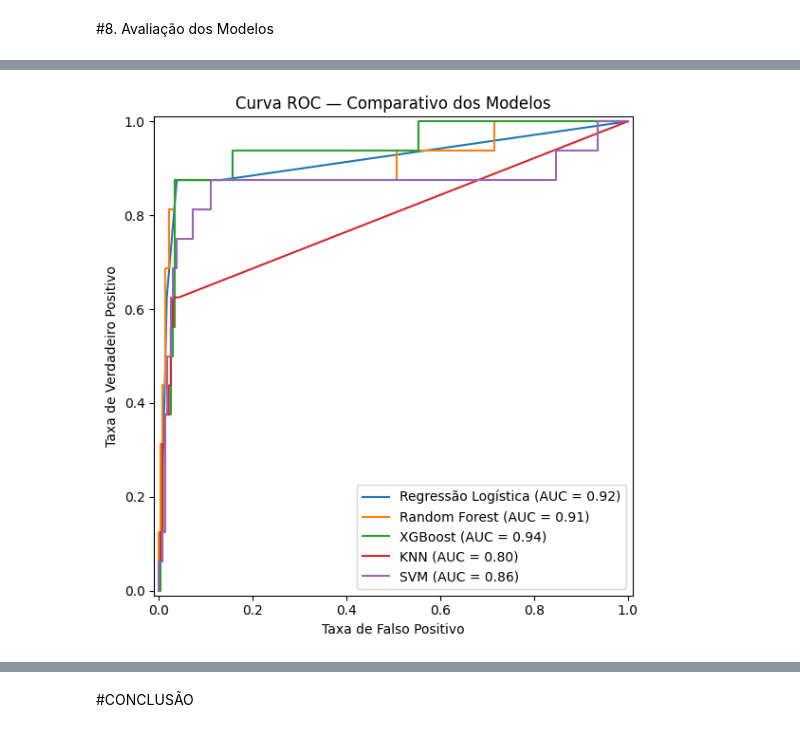
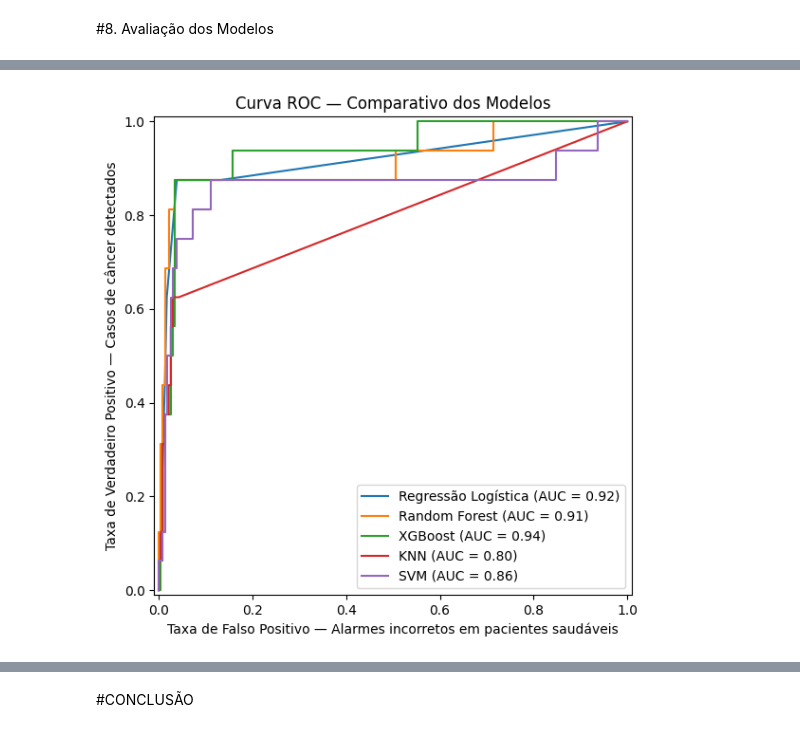
Before and after one commit to gilbertoag2007/fiap-tech-challenge-fase1, a Jupyter notebook: TECH_CHALLENGE.ipynb, the cells around one changed output, grey strips where cells are left out. Drawn from its saved outputs; the diff is of its cells as text; code cells hidden in the pictures.

```diff
--- a/TECH_CHALLENGE.ipynb
+++ b/TECH_CHALLENGE.ipynb
@@ -380,19 +321,19 @@ Total Não Numéricos: 764 registros (91.5%)
 ✅ Todas as colunas foram convertidas para tipo numérico.
 # %%
 # ====================================================
-# VALIDANDO RESULTADO DA CONVERSÃO DE TIPOS
+# VALIDAÇÃO DO RESULTADO DA CONVERSÃO DE VALORES E DTYPEs
 # ====================================================
 
-qtd_registros, qtd_colunas = df_original.shape
+qtd_registros, qtd_colunas = df_tratado.shape
 print(f"Registros: {qtd_registros} | Colunas: {qtd_colunas}")
 
 resumo = pd.DataFrame({
-    'Tipo': df_original.dtypes,
-    'Valores Únicos': df_original.nunique(),
-    'Qtd Null': df_original.isnull().sum(),
+    'Tipo': df_tratado.dtypes,
+    'Valores Únicos': df_tratado.nunique(),
+    'Qtd Null': df_tratado.isnull().sum(),
     'Exemplos': [
-        sorted(df_original[col].dropna().unique())[:5]
-        for col in df_original.columns
+        sorted(df_tratado[col].dropna().unique())[:5]
+        for col in df_tratado.columns
     ]
 })
 
@@ -799,38 +796,33 @@ Hormonal Contraceptives (years)          19                   2.3
       STDs: Number of diagnosis           3                   0.4
 # %%
 # =============================================================================
-# REGISTROS COMPLETOS IDENTIFICAS COM OUTLIERS POR Z-SCORE
+# APRESENTAÇÃO DOS REGISTROS IDENTIFICADOS COMO OUTLIERS POR Z-SCORE
 # =============================================================================
 
-print("\n" + "=" * 60)
-print("  Registros completos dos Outliers — Z-Score")
-print("=" * 60)
-
 indices_todos_outliers = set()
+outliers_por_coluna    = {}  # ← armazena {índice: valor} por coluna
 
 for col in colunas_quantitativas:
     if col not in df_tratado.columns:
         continue
 
-    z_scores        = abs(stats.zscore(df_tratado[col].dropna()))
+    z_scores         = abs(stats.zscore(df_tratado[col].dropna()))
     indices_outliers = df_tratado[col].dropna().index[z_scores > 3]
 
     if len(indices_outliers) == 0:
         continue
 
-    # Acumular todos os índices para o resumo final
     indices_todos_outliers.update(indices_outliers)
+    outliers_por_coluna[col] = indices_outliers  # ← salva os índices por coluna
 
     print(f"\n  Coluna: {col}  ({len(indices_outliers)} outlier(s))")
     print(f"  {'-' * 50}")
-    print(df_tratado.loc[indices_outliers].to_string())
 
-# ── Resumo: todas as linhas únicas que têm ao menos 1 outlier ────────────────
+    # ── Exibe apenas índice + coluna com outlier ──────────────────────────────
+    print(df_tratado.loc[indices_outliers, [col]].to_string())
+
+# ── Resumo: índice + apenas colunas com outlier por linha ────────────────────
 print("\n" + "=" * 60)
 print(f"  Registros únicos com ao menos 1 outlier: {len(indices_todos_outliers)}")
 print("=" * 60)
-print(df_tratado.loc[sorted(indices_todos_outliers)].to_string())
-
-#RELATÓRIO - Ao analisar os registros identificados como outliers usando Z-SCORE , os valores são considerados aceitaveis e não estão muito distantes dos demais valores.
-# A quantidade de registros no dataset pode ter influenciado para que esse registros fossem indicados como outliers.
 # %% [output]
@@ -1359,17 +1324,22 @@ modelos = {
 # %%
 # ================================================
 # Curva ROC — Todos os Modelos
 # ================================================
+
+# Porque usar ao Curva ROC?
+# Resp. Mostra a relação de verdadeiros positivos com falsos positivos.
+# Modelos melhores avaliados vão ter a curva no canto superior esquerdo
+# indicando maior quantidade de pacientes doentes com cancer (Verdadeiro Positivo) e menor quantidade de pacientes que receberam diagnóstico de cancer erradamente (Falso Positivo).
 
 fig, ax = plt.subplots(figsize=(8, 6))
 
 for nome, modelo in modelos.items():
     RocCurveDisplay.from_estimator(modelo, X_test_scaled, y_test, ax=ax, name=nome)
 
 ax.set_title('Curva ROC — Comparativo dos Modelos')
-ax.set_xlabel('Taxa de Falso Positivo')
-ax.set_ylabel('Taxa de Verdadeiro Positivo')
+ax.set_xlabel('Taxa de Falso Positivo — Alarmes incorretos em pacientes saudáveis')
+ax.set_ylabel('Taxa de Verdadeiro Positivo — Casos de câncer detectados')
 plt.tight_layout()
 plt.show()
 # %% [output]
-[figure, old version]
+[figure, new version]
```
Also changed, not shown: parts of 31 cells of this notebook.
